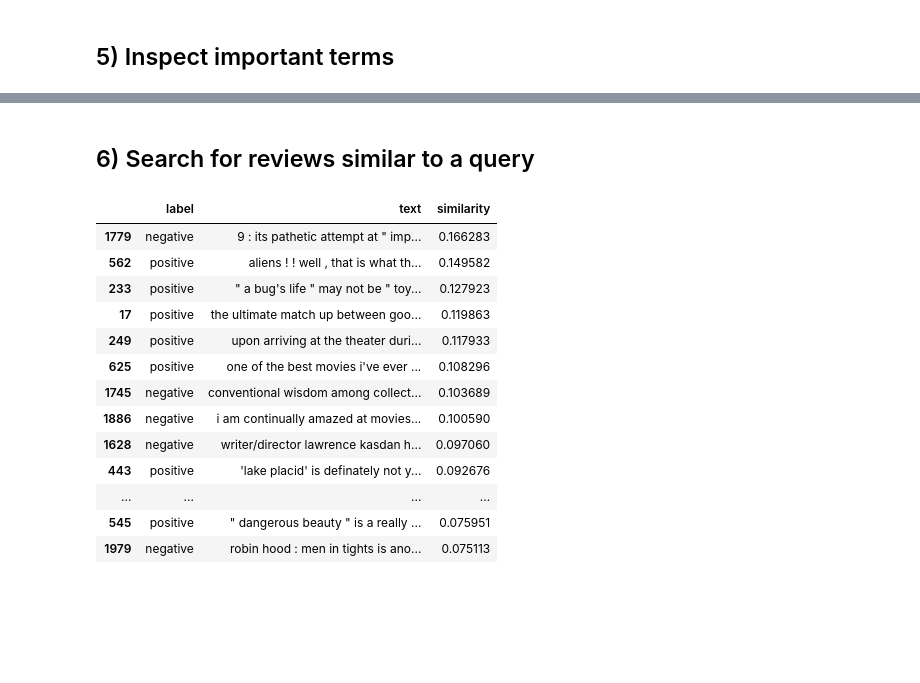
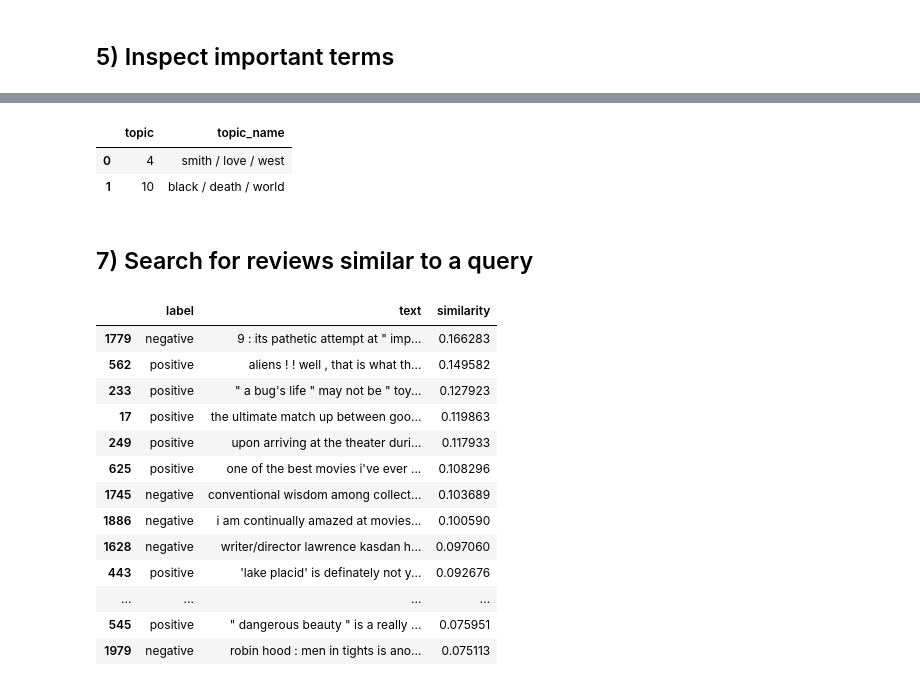
Before and after one commit to jdelano/CUAnalytics, a Jupyter notebook: examples/19_text_mining.ipynb, the cells around one changed output, grey strips where cells are left out. Cells and saved outputs as stored; diff of their text form; code cells hidden in the pictures; blank space fills up the shorter version.

```diff
--- a/examples/19_text_mining.ipynb
+++ b/examples/19_text_mining.ipynb
@@ -112,5 +182,17 @@ vec.top_terms_by_class(train, top_n=15)
+# %%
+import pandas as pd
+topic_lda.predict(pd.DataFrame({
+    "text": [
+        "A sharply acted sports drama with a lot of heart and energy.",
+        "A visually polished kitchen story full of recipes, chefs, and meals.",
+    ]
+}))
+# %% [output]
+|  | topic | topic_name |
+| 0 | 4 | smith / love / west |
+| 1 | 10 | black / death / world |
 # %% [markdown]
-## 6) Search for reviews similar to a query
+## 7) Search for reviews similar to a query
 # %%
 result = vec.similarity_search(
     reviews,
```
Also changed, not shown: parts of 11 cells of this notebook, 7 other files.
